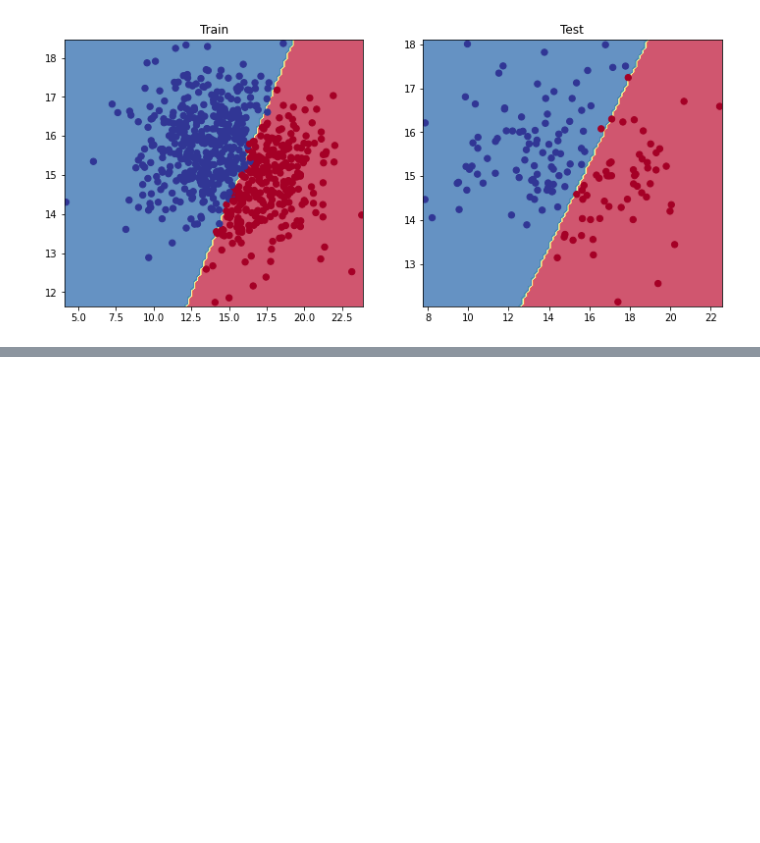
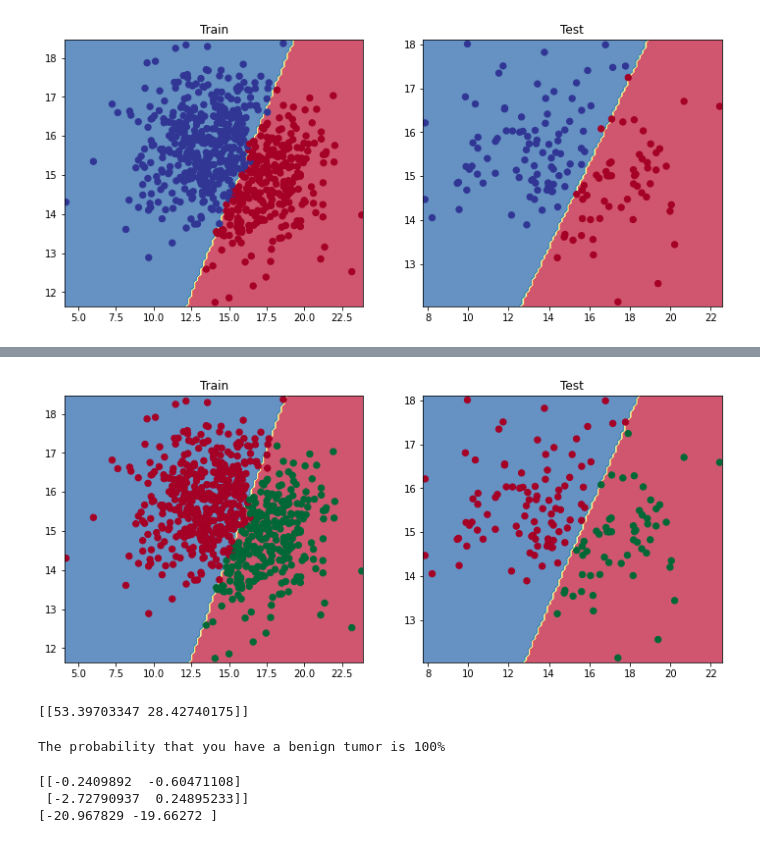
Before and after one commit to Otobi1/Back-to-Basics-A-Refresher-, a Jupyter notebook: Back_to_Basics_Logistic_Regression.ipynb, the cells around one changed output, grey strips where cells are left out. Drawn from its saved outputs; the diff is of its cells as text; code cells hidden in the pictures; blank space fills up the shorter version.

Commit message:
PyTorch implementation for Logistic Regression

```diff
--- a/Back_to_Basics_Logistic_Regression.ipynb
+++ b/Back_to_Basics_Logistic_Regression.ipynb
@@ -442,0 +508,4 @@ plt.show()
+# %%
+y_pred = torch.Tensor([0, 0, 1])
+y_true = torch.Tensor([1, 1, 1])
+print (f"Accuracy: {accuracy_fn(y_pred, y_true):.1f}")
@@ -442,0 +518,13 @@ plt.show()
+# %%
+optimiser = Adam(model.parameters(), lr = LEARNING_RATE)
+# %%
+# Training
+
+# - Convert data to tensors
+
+X_train = torch.Tensor(X_train)
+y_train = torch.LongTensor(y_train)
+X_val = torch.Tensor(X_val)
+y_val = torch.LongTensor(y_val)
+X_test = torch.Tensor(X_test)
+y_test = torch.LongTensor(y_test)
@@ -442,0 +637,30 @@ plt.show()
+# %%
+# with logistics regression (extension of linear regression), the model creates a linear decision boundary that we can easily visualise
+
+def plot_multiclass_decision_boundary(model, X, y):
+  x_min, x_max = X[:, 0].min() - 0.1, X[:, 0].max() + 0.1
+  y_min, y_max = X[:, 1].min() - 0.1, X[:, 1].max() + 0.1
+  xx, yy = np.meshgrid(np.linspace(x_min, x_max, 101), np.linspace(y_min, y_max, 101))
+  cmap = plt.cm.Spectral
+
+  X_test = torch.from_numpy(np.c_[xx.ravel(), yy.ravel()]).float()
+  y_pred = model(X_test, apply_softmax = True)
+  _, y_pred = y_pred.max(dim  = 1)
+  y_pred = y_pred.reshape(xx.shape)
+  plt.contourf(xx, yy, y_pred, cmap = plt.cm.Spectral, alpha = 0.8)
+  plt.scatter(X[:, 0], X[:, 1], c = y, s = 40, cmap = plt.cm.RdYlGn_r)
+  plt.xlim(xx.min(), xx.max())
+  plt.ylim(yy.min(), yy.max())
+# %%
+# Visualise the decision boundary
+
+plt.figure(figsize = (12, 5))
+plt.subplot(1, 2, 1)
+plt.title("Train")
+plot_multiclass_decision_boundary(model = model, X = X_train, y = y_train)
+plt.subplot(1,2,2)
+plt.title("Test")
+plot_multiclass_decision_boundary(model = model, X = X_test, y = y_test)
+plt.show()
+# %% [output]
+[figure, added]
@@ -442,0 +673,31 @@ plt.show()
+# %%
+# Standardise
+
+X_infer = X_scaler.transform(X_infer)
+print (X_infer)
+# %% [output]
+[[53.39703347 28.42740175]]
+# %%
+# Predict
+
+y_infer = model(torch.Tensor(X_infer), apply_softmax = True)
+prob, _class = y_infer.max(dim = 1)
+label = label_encoder.decode(_class.detach().numpy())[0]
+print (f"The probability that you have a {label} tumor is {prob.detach().numpy()[0] * 100.0:.0f}%")
+# %% [output]
+The probability that you have a benign tumor is 100%
+# %%
+# Unstandardised weights
+
+W = model.fcl.weight.data.numpy()
+b = model.fcl.bias.data.numpy()
+
+W_unscaled = W / X_scaler.scale_
+b_unscaled = b - np.sum((W_unscaled * X_scaler.mean_))
+
+print (W_unscaled)
+print (b_unscaled)
+# %% [output]
+[[-0.2409892  -0.60471108]
+ [-2.72790937  0.24895233]]
+[-20.967829 -19.66272 ]
```
Also changed, not shown: parts of 19 cells of this notebook.
